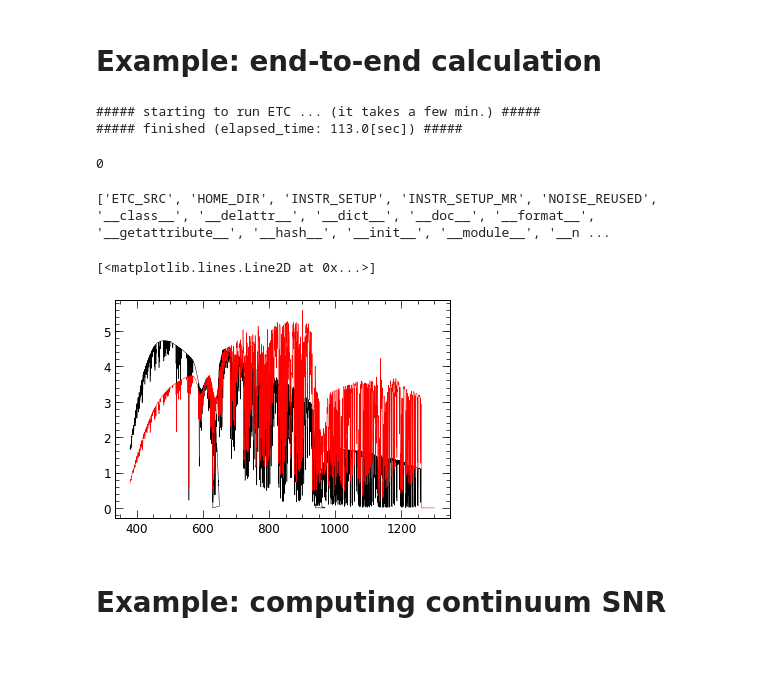
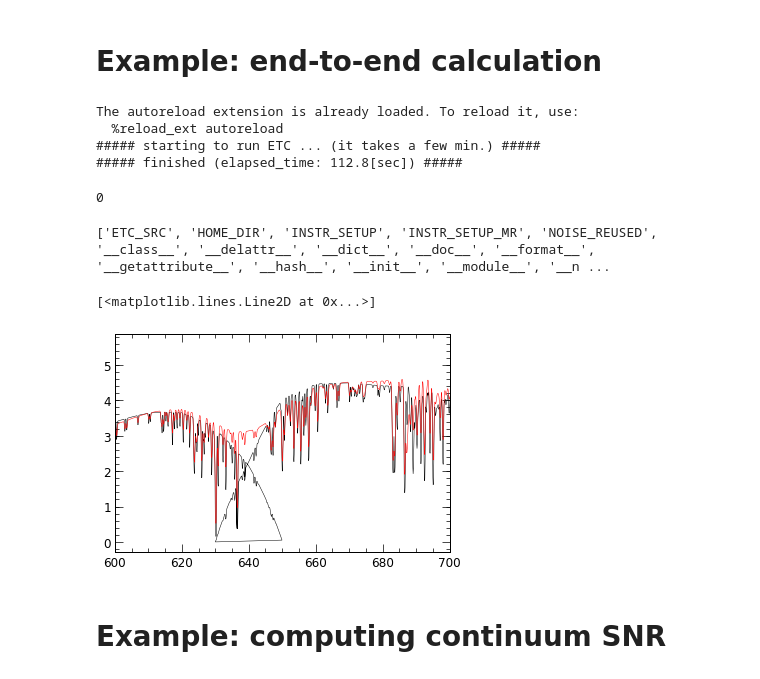
Before and after one commit to Subaru-PFS/spt_ExposureTimeCalculator, a Jupyter notebook: example/notebooks/ETC Example.ipynb, the cells around one changed output. Cells and saved outputs as stored; diff of their text form; code cells hidden in the pictures.

```diff
--- a/example/notebooks/ETC Example.ipynb
+++ b/example/notebooks/ETC Example.ipynb
@@ -17,7 +17,7 @@ etc.set_param('EXP_NUM', 3)
 etc.set_param('OUTFILE_NOISE','out/ref.noise.dat')
 etc.set_param('OUTFILE_SNC','out/ref.snc.dat')
 etc.set_param('OUTFILE_SNL','out/ref.snl.dat')
-etc.set_param('OUTFILE_OII','out/ref.snoii.dat')
+etc.set_param('OUTFILE_OII','out/ref.sno2.dat')
 
 etc.run()
 
@@ -25,22 +25,25 @@ etc.run()
 #print(etc.nsm_nois)
 #etc.make_snc()
 # %% [output]
+The autoreload extension is already loaded. To reload it, use:
+  %reload_ext autoreload
 ##### starting to run ETC ... (it takes a few min.) #####
-##### finished (elapsed_time: 113.0[sec]) #####
+##### finished (elapsed_time: 112.8[sec]) #####
 0
 # %%
 nsm_lam, nsm_var = etc.get_noise()
 snc_lam, snc_sn = etc.get_snc()
 snl_lam, snl_sn = etc.get_snl()
 sno2_lam, sno2_sn = etc.get_sno2()
 
 print(dir(etc))
+plt.xlim(600.,700.)
 plt.plot(snc_lam, snc_sn * sp.sqrt(3), ls='solid', lw=0.5, color='black')
 plt.plot(snl_lam, snl_sn, ls='solid', lw=0.5, color='red')
 # %% [output]
 ['ETC_SRC', 'HOME_DIR', 'INSTR_SETUP', 'INSTR_SETUP_MR', 'NOISE_REUSED', '__class__', '__delattr__', '__dict__', '__doc__', '__format__', '__getattribute__', '__hash__', '__init__', '__module__', '__n ...
 [<matplotlib.lines.Line2D at 0x...>]
-[figure, old version]
+[figure, new version]
 # %% [markdown]
 # Example: computing continuum SNR
 # %%
```
Also changed, not shown: 1 other file.
